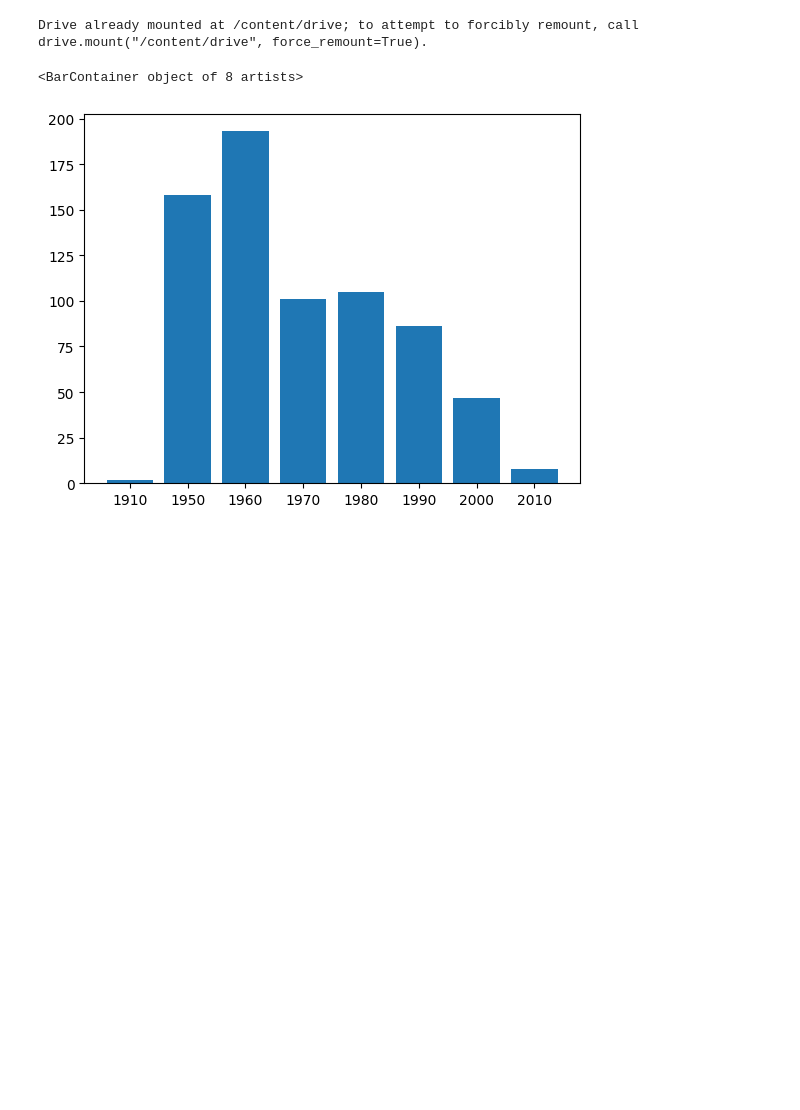
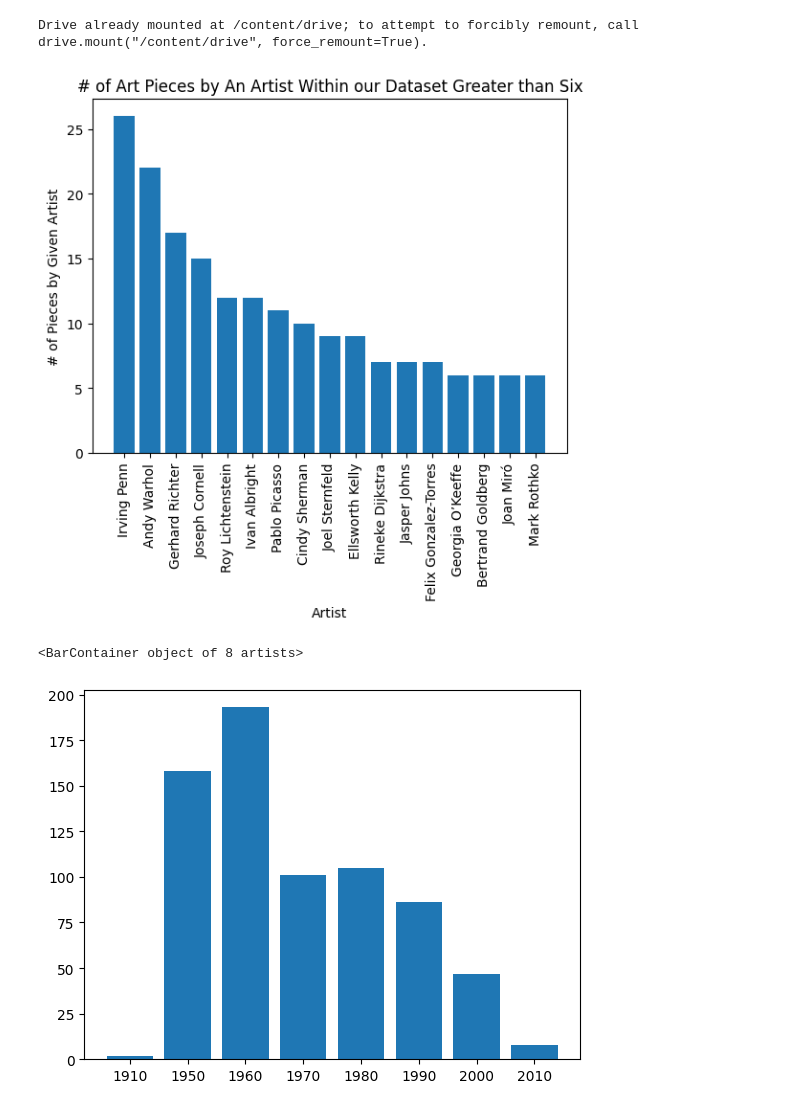
Before and after one commit to jchou03/art_era_ai, a Jupyter notebook: art_era_ai.ipynb, the cells around one changed output. Drawn from its saved outputs; the diff is of its cells as text; code cells hidden in the pictures; blank space fills up the shorter version.

```diff
--- a/art_era_ai.ipynb
+++ b/art_era_ai.ipynb
@@ -81,6 +82,18 @@ def getdecade(df):
 
 df['Decade'] = getdecade(df)
 df = df.replace(4650, 1950)
+# %%
+grouped_data = df['Artist'].value_counts().reset_index()
+grouped_data.columns = ['Group', 'Count']
+grouped_data = grouped_data[grouped_data['Count'] >= 6]
+plt.bar(grouped_data['Group'], grouped_data['Count'])
+plt.xlabel('Artist')
+plt.xticks(rotation=90)
+plt.ylabel('# of Pieces by Given Artist')
+plt.title('# of Art Pieces by An Artist Within our Dataset Greater than Six')
+plt.show()
+# %% [output]
+[figure, added]
 # %%
 #df.groupby(['Decade']).count()
 x = ['1910', '1950', '1960', '1970', '1980', '1990', '2000', '2010']
```
Also changed, not shown: parts of 14 cells of this notebook.
